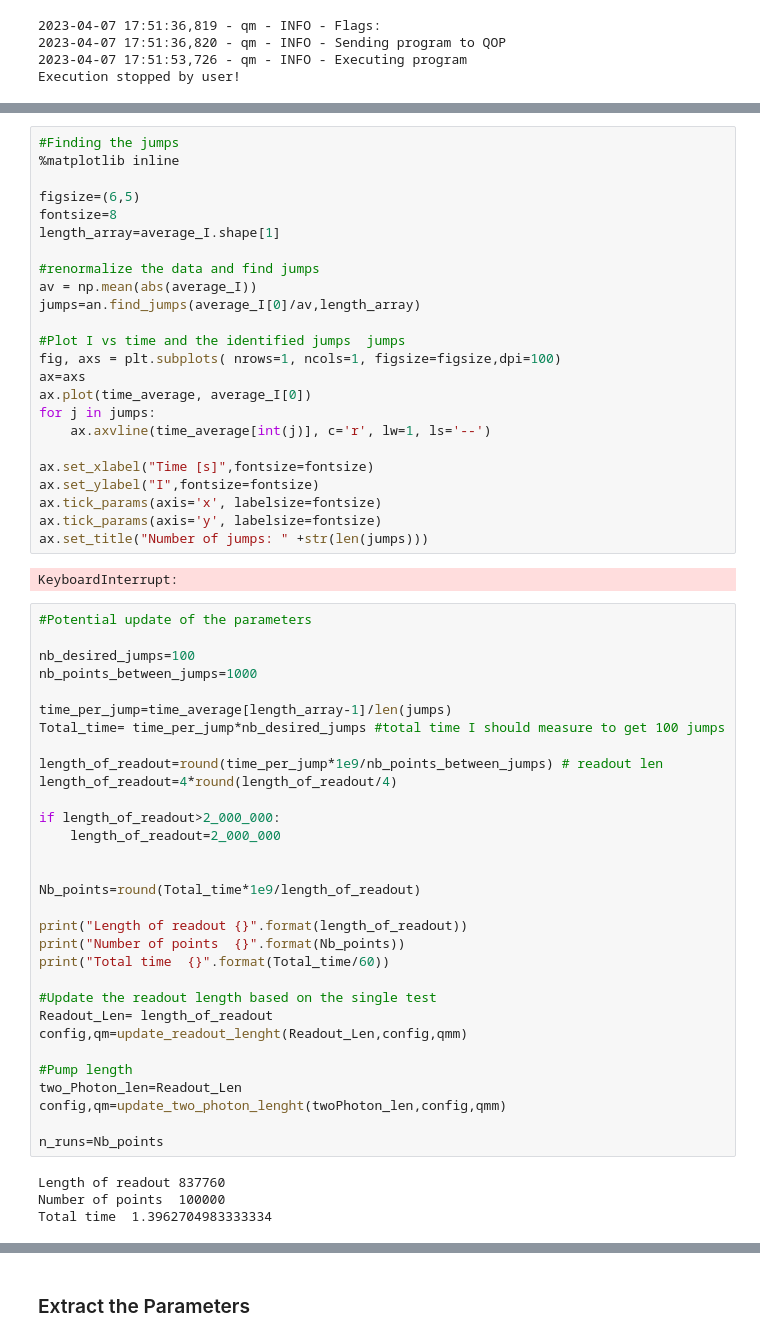
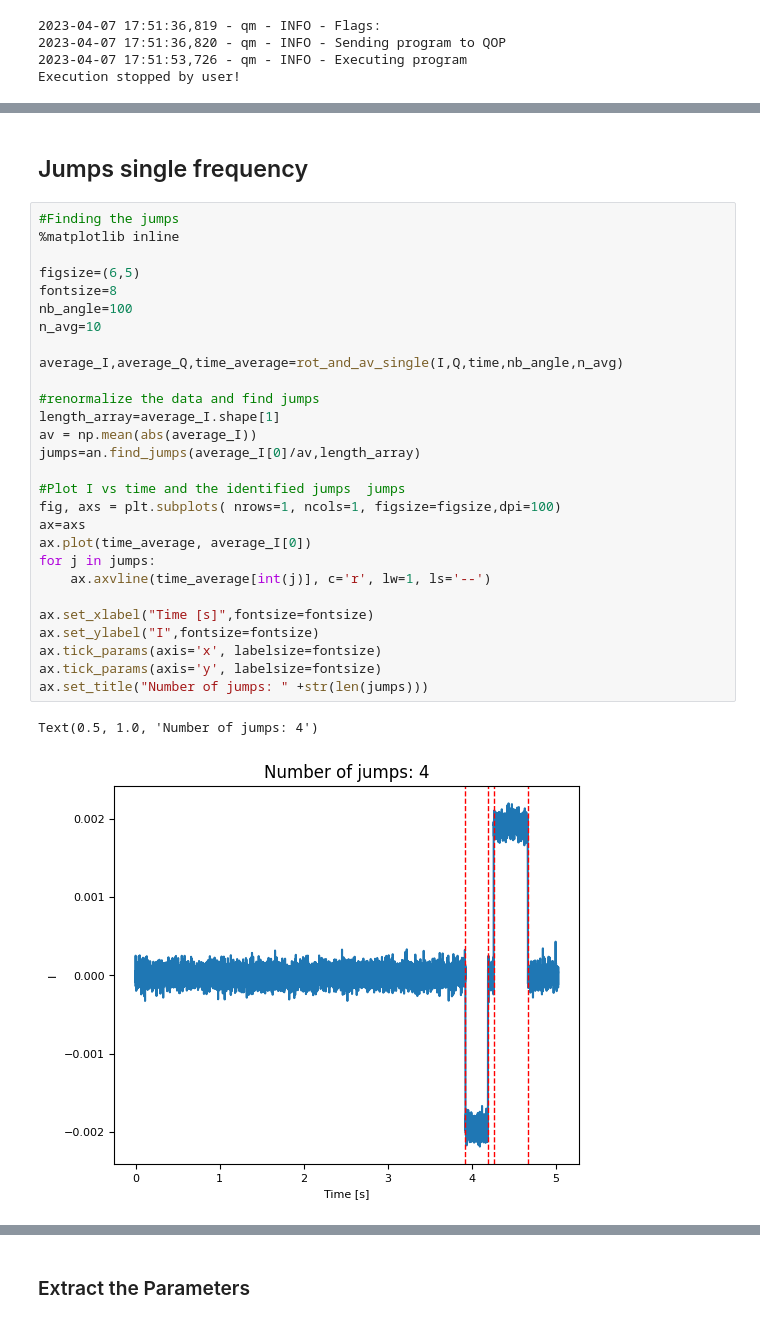
Before and after one commit to BeaulieuGuillaume/DPT_SQUID, a Jupyter notebook: Second_Order_Transition/Multiple_jumps.ipynb, the cells around one changed output, grey strips where cells are left out. Saved outputs shown, nothing was run; the diff lists cells and outputs as text.

```diff
--- a/Second_Order_Transition/Multiple_jumps.ipynb
+++ b/Second_Order_Transition/Multiple_jumps.ipynb
@@ -840,61 +756,33 @@ Average signal : 0.0008958541347847419
+# %% [markdown]
+## Jumps single frequency
 # %%
 #Finding the jumps
 %matplotlib inline
 
 figsize=(6,5)
 fontsize=8
-length_array=average_I.shape[1]
+nb_angle=100
+n_avg=10
+
+average_I,average_Q,time_average=rot_and_av_single(I,Q,time,nb_angle,n_avg)
 
 #renormalize the data and find jumps
+length_array=average_I.shape[1]
 av = np.mean(abs(average_I))
 jumps=an.find_jumps(average_I[0]/av,length_array)
 
 #Plot I vs time and the identified jumps  jumps
 fig, axs = plt.subplots( nrows=1, ncols=1, figsize=figsize,dpi=100)
 ax=axs
 ax.plot(time_average, average_I[0])
 for j in jumps:
     ax.axvline(time_average[int(j)], c='r', lw=1, ls='--')
 
 ax.set_xlabel("Time [s]",fontsize=fontsize)
 ax.set_ylabel("I",fontsize=fontsize)
 ax.tick_params(axis='x', labelsize=fontsize)
 ax.tick_params(axis='y', labelsize=fontsize)
 ax.set_title("Number of jumps: " +str(len(jumps)))
 # %% [output]
-KeyboardInterrupt:
+Text(0.5, 1.0, 'Number of jumps: 4')
+[figure, added]
-# %%
-#Potential update of the parameters
-
-nb_desired_jumps=100
-nb_points_between_jumps=1000
-
-time_per_jump=time_average[length_array-1]/len(jumps)
-Total_time= time_per_jump*nb_desired_jumps #total time I should measure to get 100 jumps
-
-length_of_readout=round(time_per_jump*1e9/nb_points_between_jumps) # readout len
-length_of_readout=4*round(length_of_readout/4)
-
-if length_of_readout>2_000_000:
-    length_of_readout=2_000_000
-
-
-Nb_points=round(Total_time*1e9/length_of_readout)
-
-print("Length of readout {}".format(length_of_readout))
-print("Number of points  {}".format(Nb_points))
-print("Total time  {}".format(Total_time/60))
-
-#Update the readout length based on the single test
-Readout_Len= length_of_readout
-config,qm=update_readout_lenght(Readout_Len,config,qmm)
-
-#Pump length
-two_Photon_len=Readout_Len
-config,qm=update_two_photon_lenght(twoPhoton_len,config,qmm)
-
-n_runs=Nb_points
-# %% [output]
-Length of readout 837760
-Number of points  100000
-Total time  1.3962704983333334
```
Also changed, not shown: parts of 47 cells of this notebook, 2 other files.
